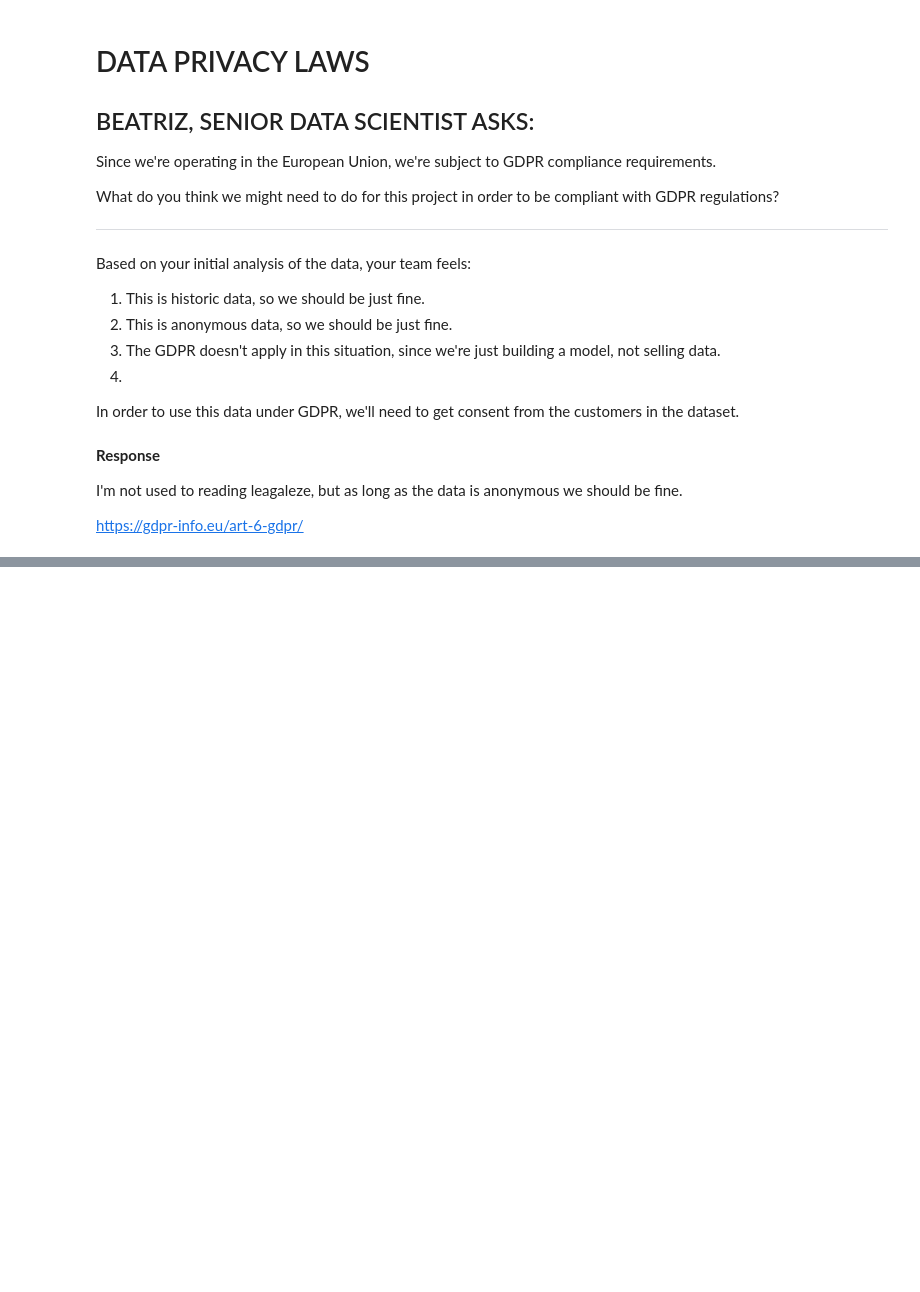
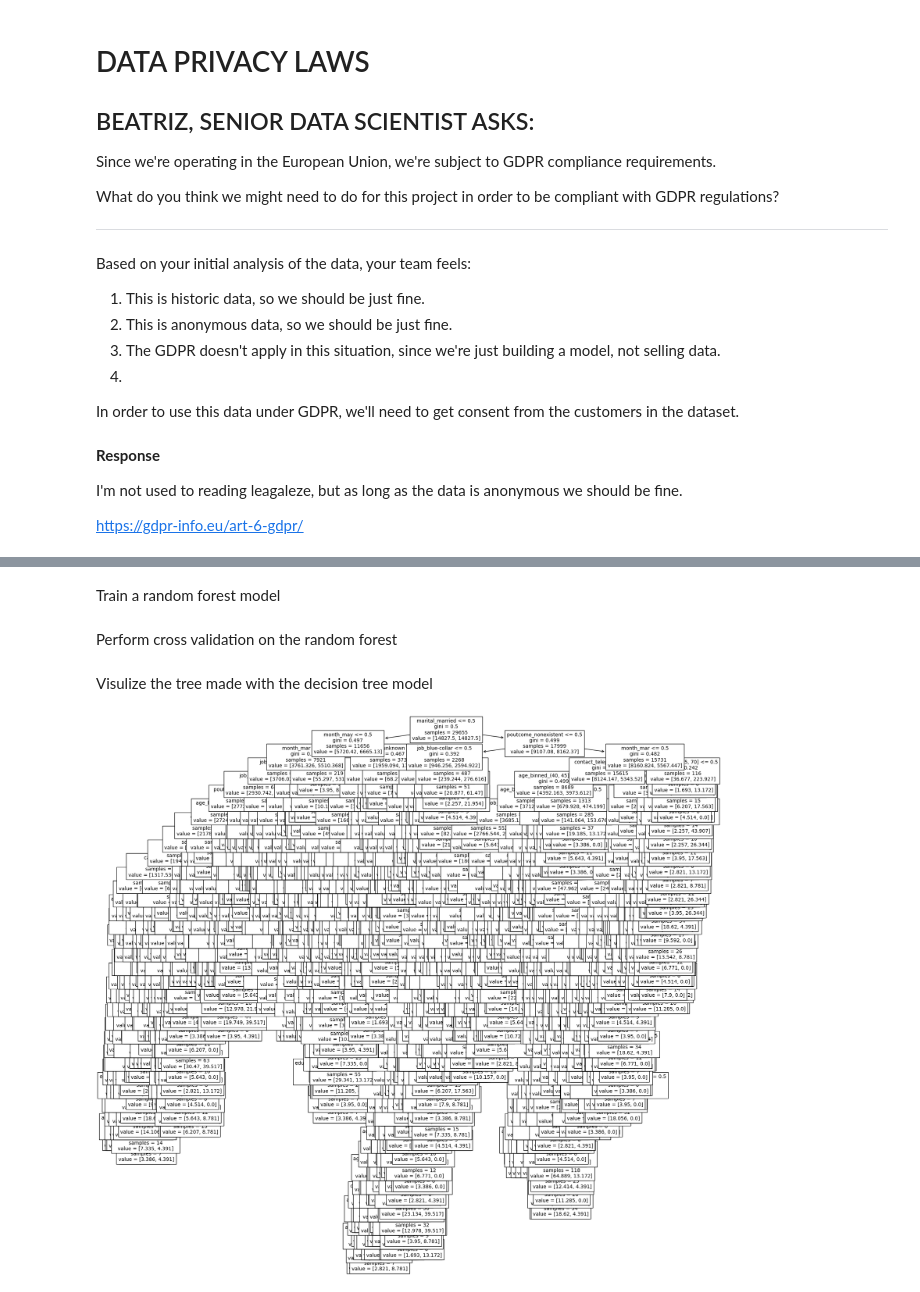
Before and after one commit to EnriqueBenny/CSE450, a Jupyter notebook: Group1_Unit1_CSE450.ipynb, the cells around one changed output, grey strips where cells are left out. Cells and saved outputs as stored; diff of their text form; code cells hidden in the pictures; blank space fills up the shorter version.

```diff
--- a/Group1_Unit1_CSE450.ipynb
+++ b/Group1_Unit1_CSE450.ipynb
@@ -228,0 +222,25 @@ Sounds like we have enough to get started. If you could send us your write up on
+# %%
+import numpy as np
+#Categorical columns
+age_bins = [0,25,30,35,40,45,50,55,60,65,70,100]
+age_bins = [0,25,30,35,40,45,50,55,60,65,70,100]
+data['age_binned'] = pd.cut(data['age'], age_bins)
+
+conf_bins = np.arange(-50,0,.5)
+data['conf_binned'] = pd.cut(data['cons.conf.idx'], conf_bins)
+
+euri_sequence = np.arange(0,6,.005)
+data['euri_binned'] = pd.cut(data['euribor3m'], euri_sequence)
+
+emp_var_sequence = np.arange(-3.5,2,.5)
+data['emp_binned'] = pd.cut(data['emp.var.rate'], emp_var_sequence)
+
+cam_sequence = np.arange(0,20,1)
+data['cam_binned'] = pd.cut(data['campaign'], cam_sequence)
+
+employed_sequence = np.arange(4900,5500,50)
+data['employed_binned'] = pd.cut(data['nr.employed'], employed_sequence)
+pdays_sequence = np.arange(1,20,1)
+pdays_sequence = np.append(pdays_sequence, np.arange(20,110,10))
+pdays_sequence = np.append(pdays_sequence, 999)
+data['pdays_binned'] = pd.cut(data['pdays'], pdays_sequence)
@@ -228,0 +323,14 @@ Sounds like we have enough to get started. If you could send us your write up on
+# %%
+from sklearn.metrics import classification_report
+from sklearn.metrics import precision_score, recall_score, f1_score, confusion_matrix
+best_precision_params = {'criterion': 'entropy', 'max_depth': 5, 'max_features': 'sqrt', 'min_impurity_decrease': 0.0, 'min_samples_leaf': 2, 'min_samples_split': 5}
+best_recall_params = {'criterion': 'gini', 'max_depth': None, 'max_features': 'log2', 'min_impurity_decrease': 0.0, 'min_samples_leaf': 6, 'min_samples_split': 2}
+best_f1_params = {'criterion': 'gini', 'max_depth': 5, 'max_features': 'sqrt', 'min_impurity_decrease': 0.0, 'min_samples_leaf': 1, 'min_samples_split': 2}
+best_clf = DecisionTreeClassifier(class_weight=dict(zip(np.unique(y_train), class_weights)), **best_recall_params, random_state=42)
+best_clf.fit(X_train, y_train)
+
+clf_pred = best_clf.predict(X_test)
+
+metrics_report = classification_report(y_test, clf_pred)
+
+print(metrics_report)
@@ -228,0 +464,2 @@ Sounds like we have enough to get started. If you could send us your write up on
+# %% [markdown]
+Train a random forest model
@@ -228,0 +485,2 @@ Sounds like we have enough to get started. If you could send us your write up on
+# %% [markdown]
+Perform cross validation on the random forest
@@ -228,0 +493,10 @@ Sounds like we have enough to get started. If you could send us your write up on
+# %% [markdown]
+Visulize the tree made with the decision tree model
+# %%
+import matplotlib.pyplot as plt
+
+fig, ax = plt.subplots(figsize=(20, 20))
+tree.plot_tree(best_clf, fontsize=10, feature_names=X.columns)
+plt.show()
+# %% [output]
+[figure, added]
```
Also changed, not shown: parts of 36 cells of this notebook.
